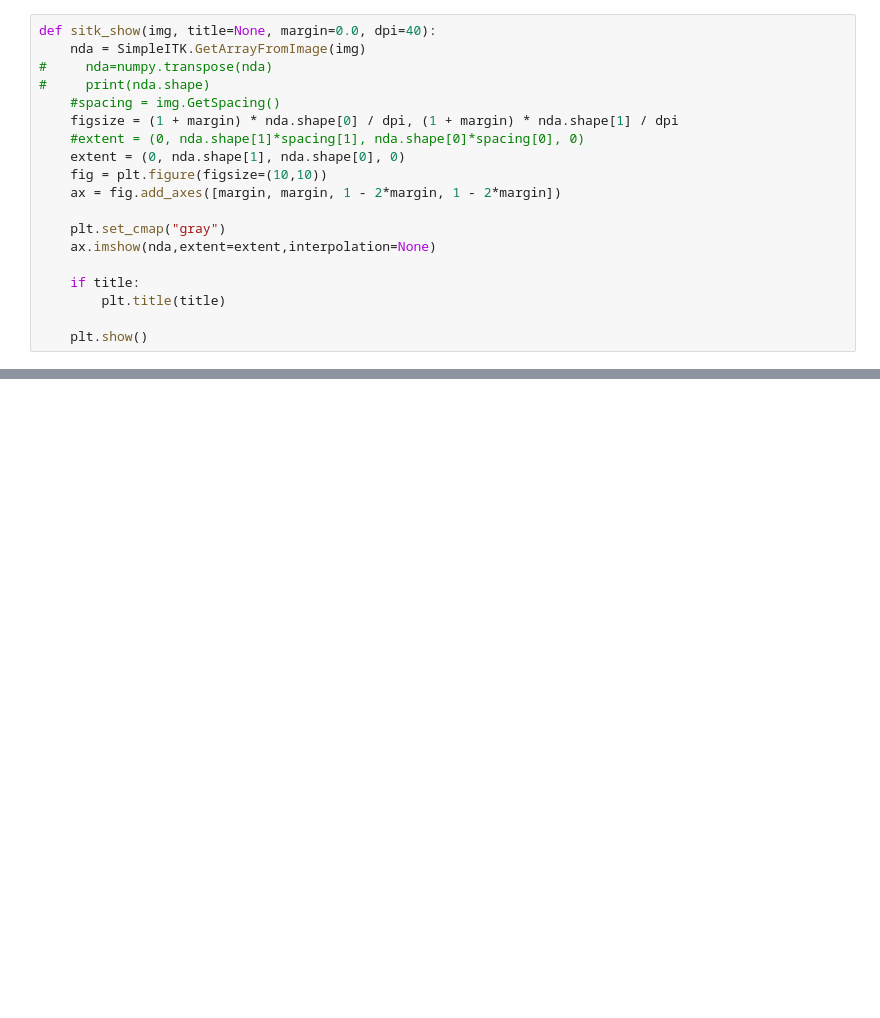
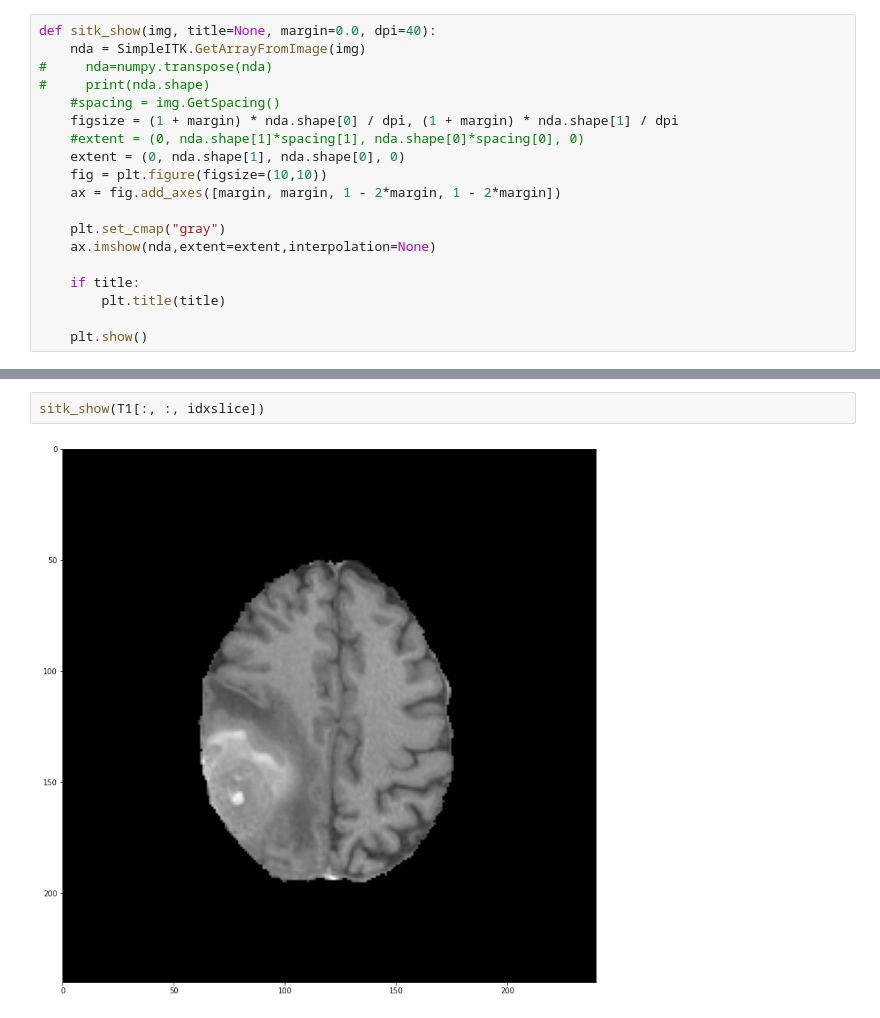
Before and after one commit to lorenzo99pepe/deep_learning_project, a Jupyter notebook: eda.ipynb, the cells around one changed output, grey strips where cells are left out. Saved outputs shown, nothing was run; the diff lists cells and outputs as text; blank space fills up the shorter version.

```diff
--- a/eda.ipynb
+++ b/eda.ipynb
@@ -59,0 +90,4 @@ print(imgFOriginal.GetNumberOfComponentsPerPixel())
+# %%
+sitk_show(T1[:, :, idxslice])
+# %% [output]
+[figure, added]
```
Also changed, not shown: parts of 16 cells of this notebook, 1 other file.
